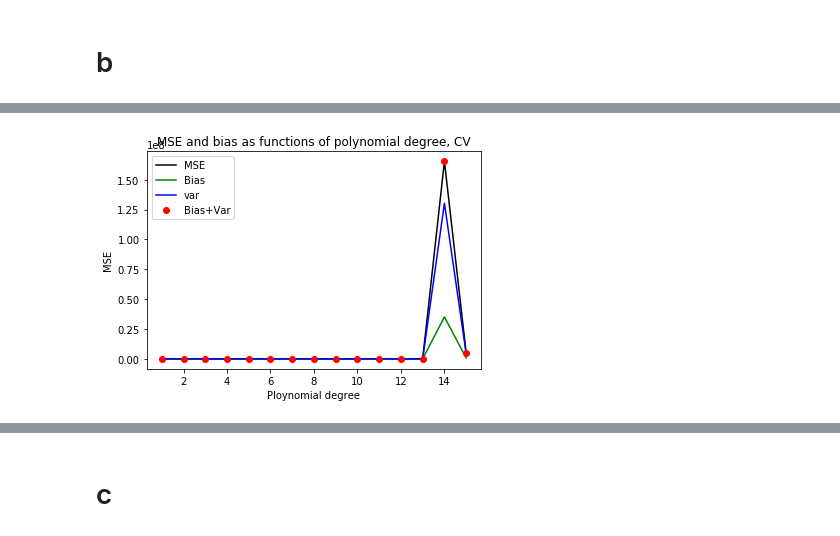
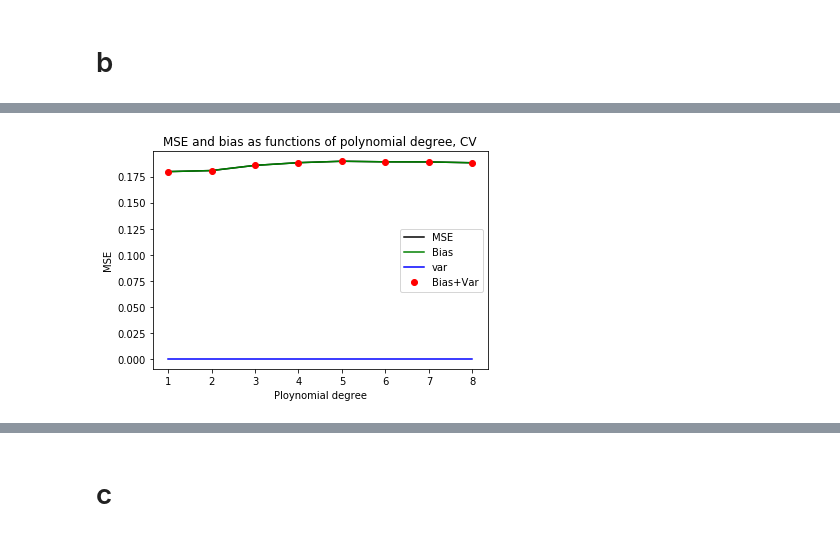
Before and after one commit to jkismul/MachineLearning, a Jupyter notebook: project1.ipynb, the cells around one changed output, grey strips where cells are left out. Drawn from its saved outputs; the diff is of its cells as text; code cells hidden in the pictures.

```diff
--- a/project1.ipynb
+++ b/project1.ipynb
@@ -334,7 +88,0 @@ def ksajjad(X,z,k):
-# %%
-XX = np.array([[2,2,2],[3,3,3],[4,4,4],[5,5,5],[6,6,6],[7,7,7],[8,8,8],[9,9,9],[0,0,0]])
-zz = np.array([2,3,4,5,6,7,8,9,0])
-
-for X_train, X_test, z_train, z_test in ksajjad(XX,zz,5):
-    print(X_train)
-    print("--------------------")
@@ -359,5 +386,2 @@ for X_train, X_test, z_train, z_test in ksajjad(XX,zz,5):
 # %% [markdown]
 # b
-# %%
-k = 10 # number of folds
-partition = 0.2 # percentage of data to use for testing
@@ -372,24 +387,0 @@ def Shuffler(X,z_n):
-# %%
-def kFold(k,X,z_n):
-    #shuffle data before doing the kFold
-    X,z_n = Shuffler(X,z_n)
-
-    #initialize values
-    sMSE = 0. #sum mean squared error
-    sR2 = 0. #sum R2 score
-    betas = []
-    c = 0
-    for X_train, X_test, z_train, z_test in ksajjad(X,z_n,k):
-        # find parameters
-        betas.append(ols_svd(X_train,z_train,0.))
-#         beta = np.linalg.inv(X_train.T.dot(X_train)).dot(X_train.T).dot(z_train)
-
-        # make prediction
-        z_tilde =X_test @ betas[c][:]
-        c+=1
-
-        #store data per fold
-        sMSE += MSE(z_tilde,z_test)# --> /k
-        sR2 += R2(z_test,z_tilde)
-
-    return sMSE/k,sR2/k,np.mean(betas,axis=0)#,VAR SOMEHOW
@@ -424,6 +387,0 @@ def kFoldskl(k,X,z_n):
-# %%
-z_n_sorted = sorted(z_n)
-X = Model(x,y,1)
-print(kFold(k,X,z_n)[2])
-print(R2(kFoldRidge(k,X,z_n,0.)[0],z_n_sorted))
-print(R2(kFoldskl(k,X,z_n)[0],z_n_sorted))
@@ -474,19 +486,19 @@ for i in range(mpd):
 # %%
 ols_noise = 8
 legs = 'MSE','Bias','var','Bias+Var'
 plt.figure()
-maxi = 15
+maxi = 8
 plt.plot(np.arange(1,maxi+1),NMSE[:maxi],'k')
 plt.plot(np.arange(1,maxi+1),bias2[:maxi],'g')
 plt.plot(np.arange(1,maxi+1),var[:maxi],'b')
 plt.plot(np.arange(1,maxi+1),bias2[:maxi]+var[:maxi],'ro')
 plt.xlabel('Ploynomial degree')
 plt.ylabel('MSE')
 plt.title('MSE and bias as functions of polynomial degree, CV')
 plt.legend(legs)
 plt.show()
 # %% [output]
-[figure, old version]
+[figure, new version]
 # %%
 fig = plt.figure()
 fig.set_figheight(15)
```
Also changed, not shown: parts of 69 cells of this notebook.
